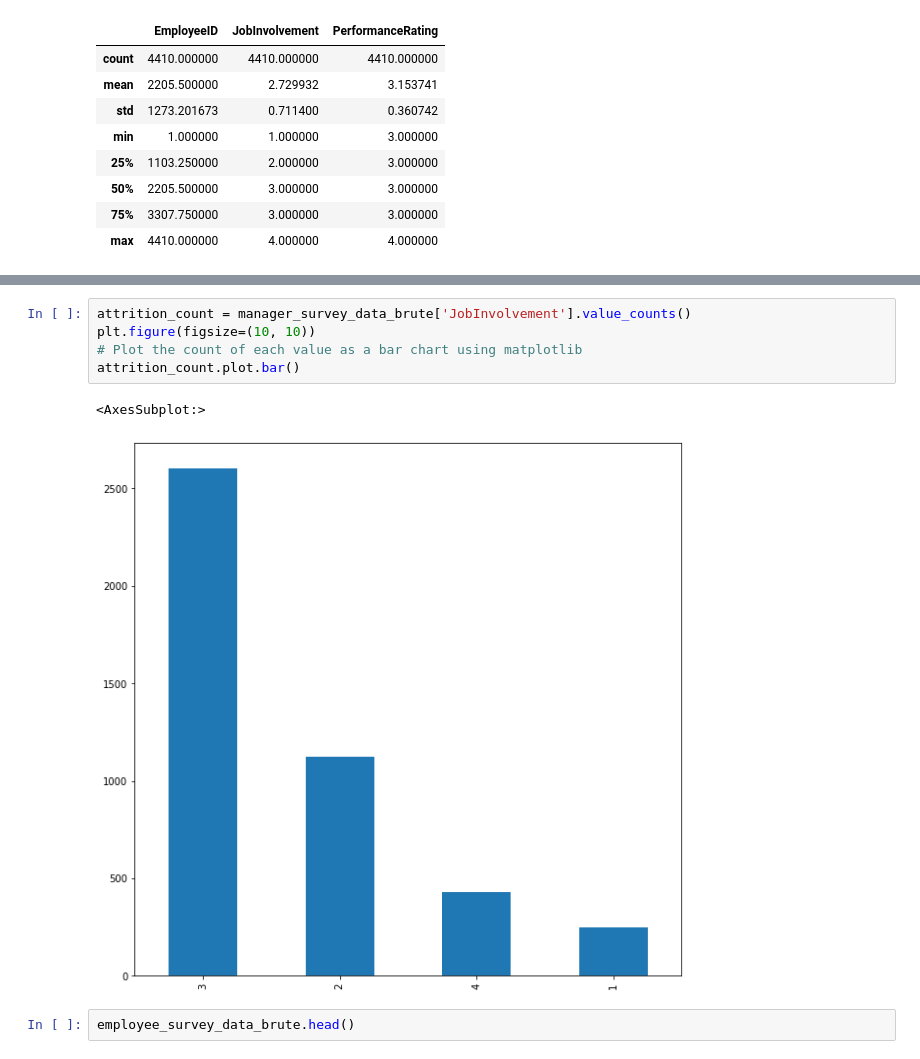
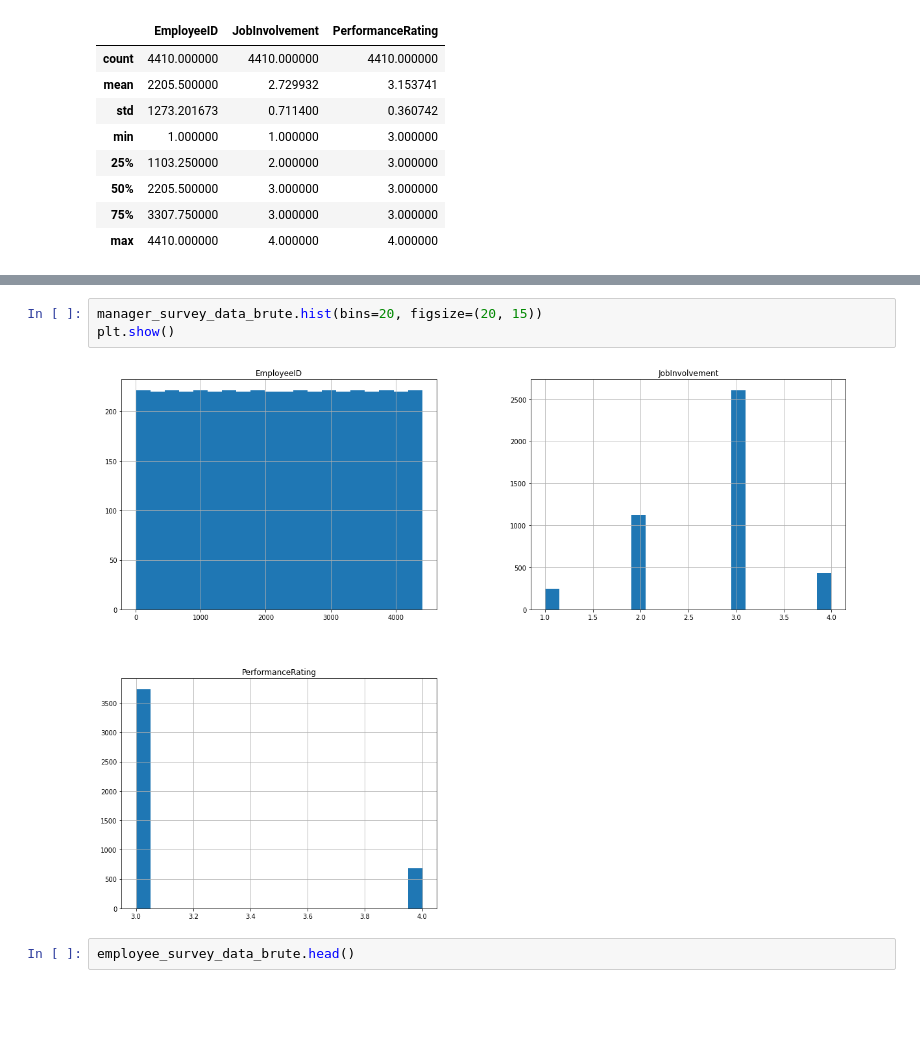
Before and after one commit to nazzim29/HumanForYou, a Jupyter notebook: projet.ipynb, the cells around one changed output, grey strips where cells are left out. Saved outputs shown, nothing was run; the diff lists cells and outputs as text; blank space fills up the shorter version.

```diff
--- a/projet.ipynb
+++ b/projet.ipynb
@@ -132,11 +84,8 @@ attrition_count.plot.bar()
-# %%
-attrition_count = manager_survey_data_brute['JobInvolvement'].value_counts()
-plt.figure(figsize=(10, 10))
-# Plot the count of each value as a bar chart using matplotlib
-attrition_count.plot.bar()
-# %% [output]
-<AxesSubplot:>
-[figure, removed]
+# %%
+manager_survey_data_brute.hist(bins=20, figsize=(20, 15))
+plt.show()
+# %% [output]
+[figure, added]
 # %%
 employee_survey_data_brute.head()
 # %% [output]
```
Also changed, not shown: parts of 22 cells of this notebook, 1 other file.
